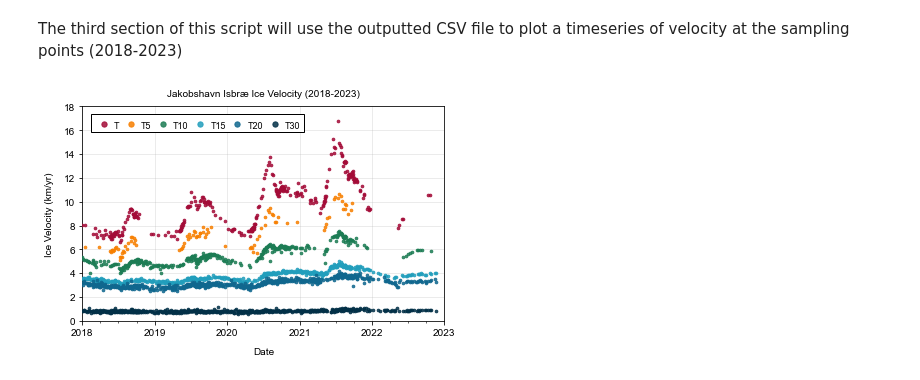
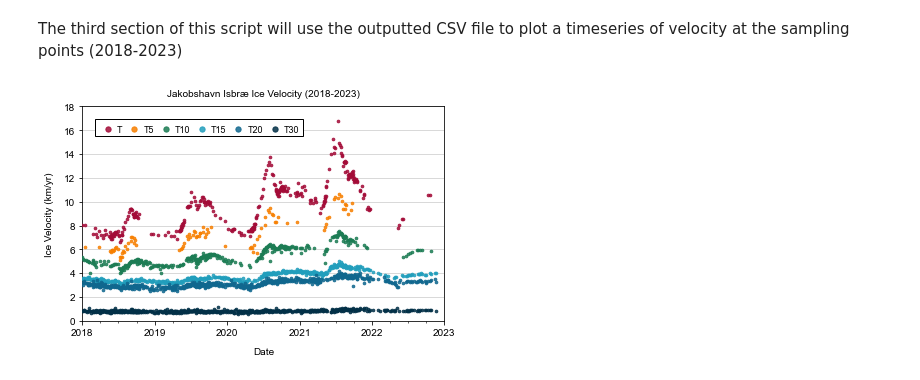
Before and after one commit to hannahpicton/jakobshavn_isbrae, a Jupyter notebook: ice_velocity.ipynb, the cells around one changed output. Saved outputs shown, nothing was run; the diff lists cells and outputs as text; code cells hidden in the pictures.

Commit message:
updated legend formatting for timeseries.

```diff
--- a/ice_velocity.ipynb
+++ b/ice_velocity.ipynb
@@ -218,8 +218,8 @@ title = 'Jakobshavn Isbræ Ice Velocity (2018-2023)'
 plt.rcParams["font.family"] = "Arial"
 fig, ax = plt.subplots(figsize=(6, 4))
 plt.title(title, pad=10, fontsize=10)
-plt.grid(axis = 'x', alpha=0.3, zorder=0)
-plt.grid(axis = 'y', alpha=0.3, zorder=0)
+#plt.grid(axis = 'x', alpha=0.6, zorder=0)
+plt.grid(axis = 'y', alpha=0.6, zorder=0)
 plt.ylabel(ytitle, labelpad=10, fontsize=10)
 plt.xlabel(xtitle, labelpad=10)
 
@@ -227,32 +227,32 @@ plt.xlabel(xtitle, labelpad=10)
 plt.scatter(ITS_LIVE_data['mid_date'], POINT1_VELOCITY/1000, color='#a30b37', s=7, marker='o', alpha=0.85, label='T', zorder=20)
 plt.scatter(ITS_LIVE_data['mid_date'], POINT2_VELOCITY/1000, color='#f77f00', s=7, marker='o', alpha=0.85, label='T5', zorder=20)
 plt.scatter(ITS_LIVE_data['mid_date'], POINT3_VELOCITY/1000, color='#1c7c54', s=7, marker='o', alpha=0.85, label='T10', zorder=20)
 plt.scatter(ITS_LIVE_data['mid_date'], POINT4_VELOCITY/1000, color='#219ebc', s=7, marker='o', alpha=0.85, label='T15', zorder=20)
 plt.scatter(ITS_LIVE_data['mid_date'], POINT5_VELOCITY/1000, color='#10678e', s=7, marker='o', alpha=0.85, label='T20', zorder=20)
 plt.scatter(ITS_LIVE_data['mid_date'], POINT7_VELOCITY/1000, color='#023047', s=7, marker='o', alpha=0.85, label='T30', zorder=20)
 
 # SET THE X AXIS TICK LIMITS
 plt.ylim(0, 18)
 plt.yticks(np.arange(0, 18+1, 2))
 
 # DEFINE THE FORMATTING FOR THE X-TICKS
 year_locator = mdates.YearLocator(base=1, month=1, day=1)
 ax.xaxis.set_major_locator(year_locator)
 ax.xaxis.set_major_formatter(mdates.DateFormatter("%Y"))
 min_x_value = pd.to_datetime('2018-01-01', format='%Y-%m-%d')
 max_x_value = pd.to_datetime('2023-01-01', format='%Y-%m-%d')
 plt.xlim(min_x_value, max_x_value)
 three_month_intervals = mdates.MonthLocator(interval=3)
 ax.xaxis.set_minor_locator(three_month_intervals)
 
 # ADD A LEGEND WITH THREE COLUMNS, HORIZONTAL ARRANGEMENT, AND WHITE BACKGROUND
-legend = plt.legend(loc='upper left', ncol=7, columnspacing=0.3, markerscale=2, frameon=True, framealpha=1, handletextpad=0.1, fontsize = 9, facecolor='white', borderaxespad = 0.9, borderpad=0.5, fancybox=False)
+legend = plt.legend(loc='upper left', ncol=6, columnspacing=0.3, markerscale=2, frameon=True, framealpha=1, handletextpad=0.01, handleheight=0.1, fontsize = 9, facecolor='white', borderaxespad = 1.4, borderpad=0.45, fancybox=False)
 legend.get_frame().set_edgecolor('black')
 legend.get_frame().set_linewidth(1)
 legend.set_zorder(20)
 for text in legend.get_texts():
     text.set_va('center')
 
 plt.tight_layout()
 # %% [output]
-[figure, old version]
+[figure, new version]
```
